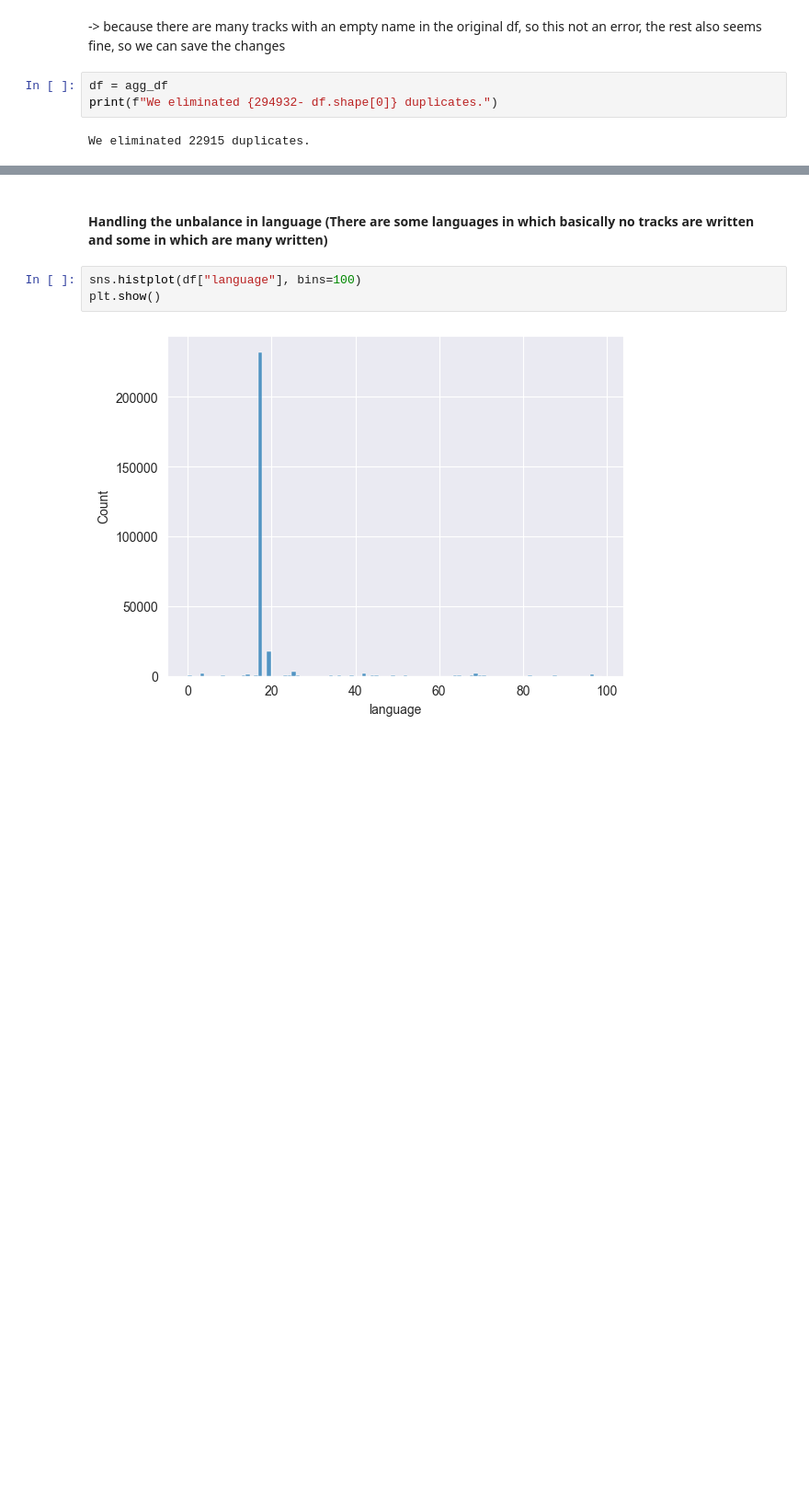
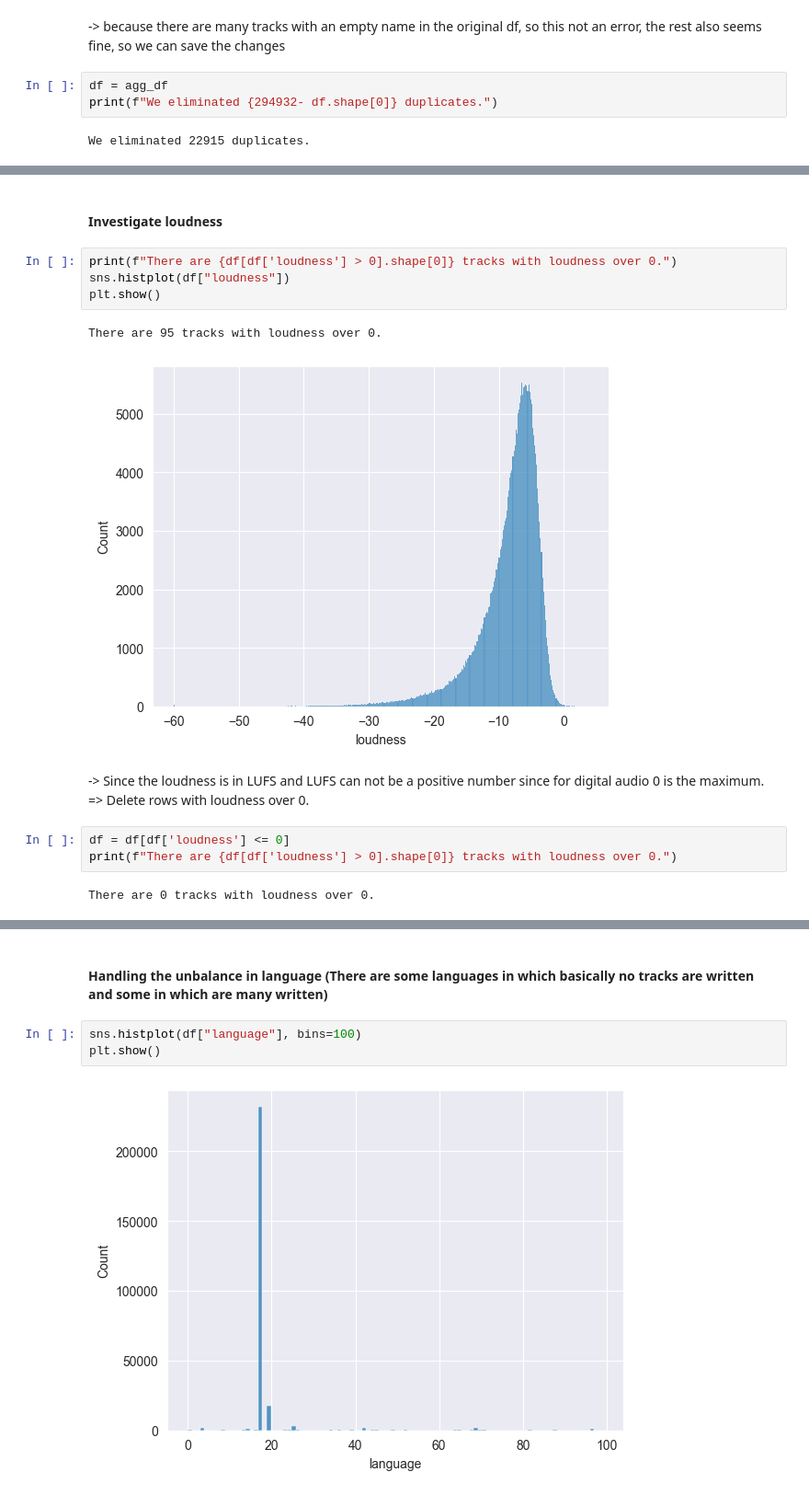
Before and after one commit to Florian-Dreyer/Spotify-Track-Popularity-Analyses, a Jupyter notebook: Popularity Prediction.ipynb, the cells around one changed output, grey strips where cells are left out. Shown: that part at 92% size. Saved outputs shown, nothing was run; the diff lists cells and outputs as text; blank space fills up the shorter version.

```diff
--- a/Popularity Prediction.ipynb
+++ b/Popularity Prediction.ipynb
@@ -495,0 +497,17 @@ We eliminated 22915 duplicates.
+# %% [markdown]
+#### Investigate loudness
+# %%
+print(f"There are {df[df['loudness'] > 0].shape[0]} tracks with loudness over 0.")
+sns.histplot(df["loudness"])
+plt.show()
+# %% [output]
+There are 95 tracks with loudness over 0.
+[figure, added]
+# %% [markdown]
+-> Since the loudness is in LUFS and LUFS can not be a positive number since for digital audio 0 is the maximum.
+=> Delete rows with loudness over 0.
+# %%
+df = df[df['loudness'] <= 0]
+print(f"There are {df[df['loudness'] > 0].shape[0]} tracks with loudness over 0.")
+# %% [output]
+There are 0 tracks with loudness over 0.
```
Also changed, not shown: parts of 18 cells of this notebook.
